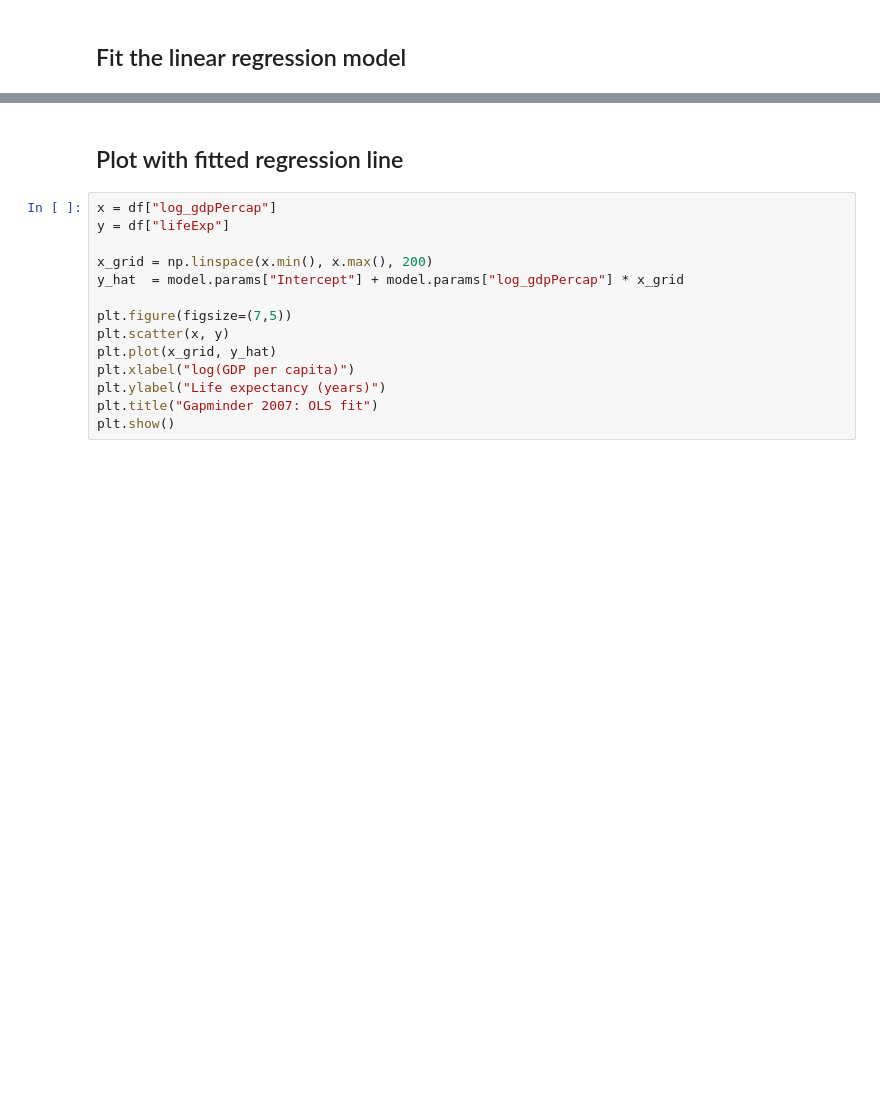
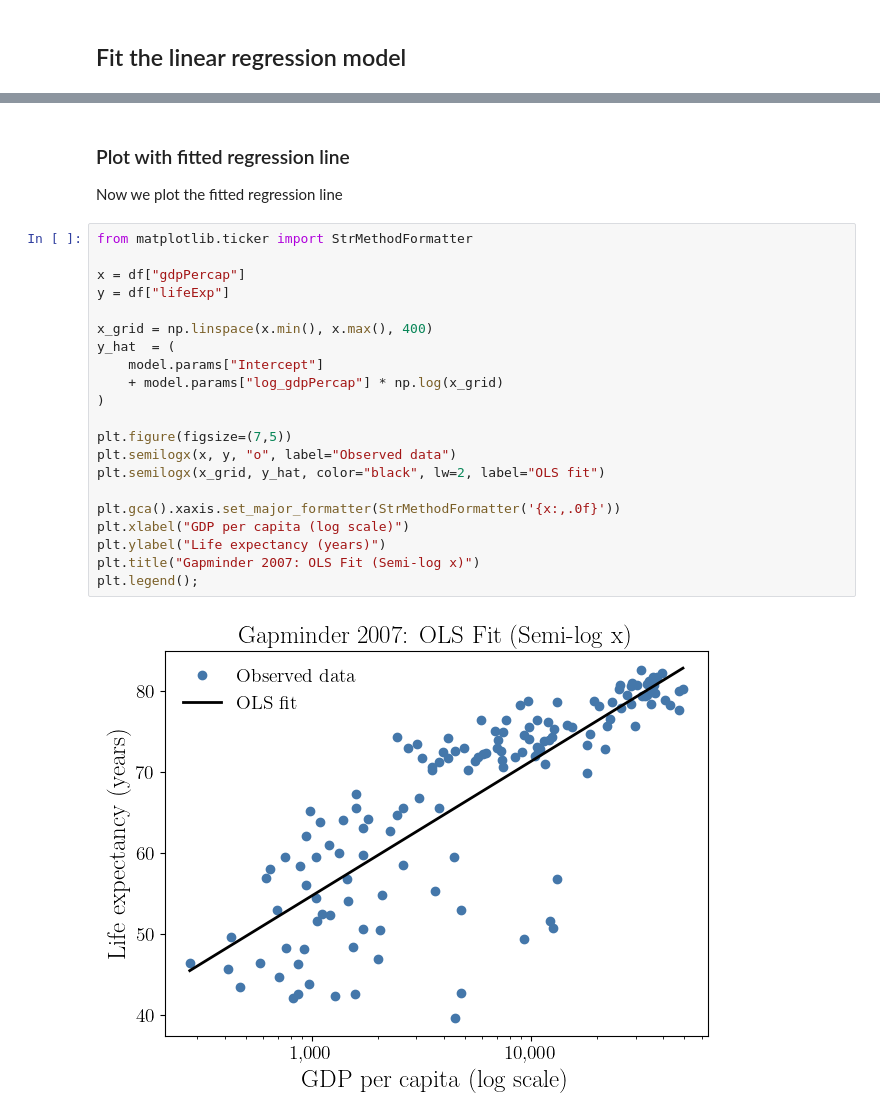
Before and after one commit to fjhickernell/MATH563Spring2026, a Jupyter notebook: classlib/classlib/notebooks/health_wealth_gapminder_regression.ipynb, the cells around one changed output, grey strips where cells are left out. Drawn from its saved outputs; the diff is of its cells as text; blank space fills up the shorter version.

```diff
--- a/classlib/classlib/notebooks/health_wealth_gapminder_regression.ipynb
+++ b/classlib/classlib/notebooks/health_wealth_gapminder_regression.ipynb
@@ -86,17 +144,27 @@ effect_double, effect_10pct
 # %% [markdown]
-## Plot with fitted regression line
+### Plot with fitted regression line
+Now we plot the fitted regression line
 # %%
-x = df["log_gdpPercap"]
+from matplotlib.ticker import StrMethodFormatter
+
+x = df["gdpPercap"]
 y = df["lifeExp"]
 
-x_grid = np.linspace(x.min(), x.max(), 200)
-y_hat  = model.params["Intercept"] + model.params["log_gdpPercap"] * x_grid
+x_grid = np.linspace(x.min(), x.max(), 400)
+y_hat  = (
+    model.params["Intercept"]
+    + model.params["log_gdpPercap"] * np.log(x_grid)
+)
 
 plt.figure(figsize=(7,5))
-plt.scatter(x, y)
-plt.plot(x_grid, y_hat)
-plt.xlabel("log(GDP per capita)")
+plt.semilogx(x, y, "o", label="Observed data")
+plt.semilogx(x_grid, y_hat, color="black", lw=2, label="OLS fit")
+
+plt.gca().xaxis.set_major_formatter(StrMethodFormatter('{x:,.0f}'))
+plt.xlabel("GDP per capita (log scale)")
 plt.ylabel("Life expectancy (years)")
-plt.title("Gapminder 2007: OLS fit")
-plt.show()
+plt.title("Gapminder 2007: OLS Fit (Semi-log x)")
+plt.legend();
+# %% [output]
+[figure, added]
 # %% [markdown]
```
Also changed, not shown: parts of 23 cells of this notebook, 10 other files.
